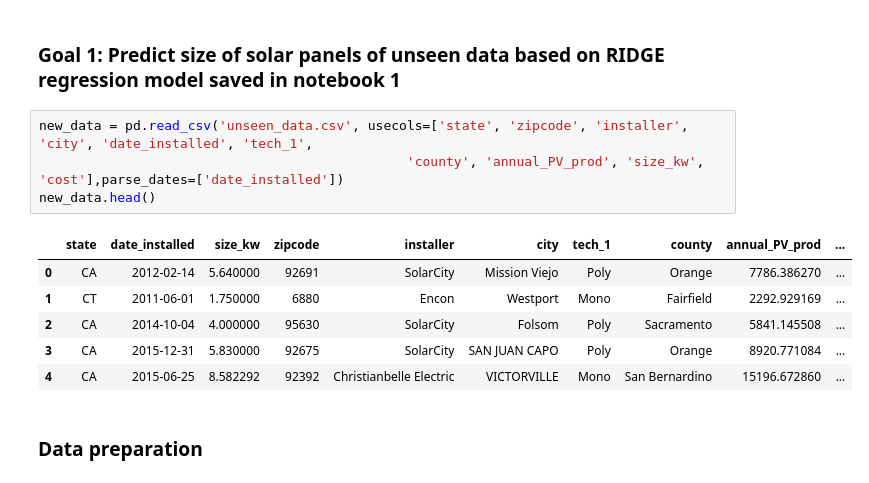
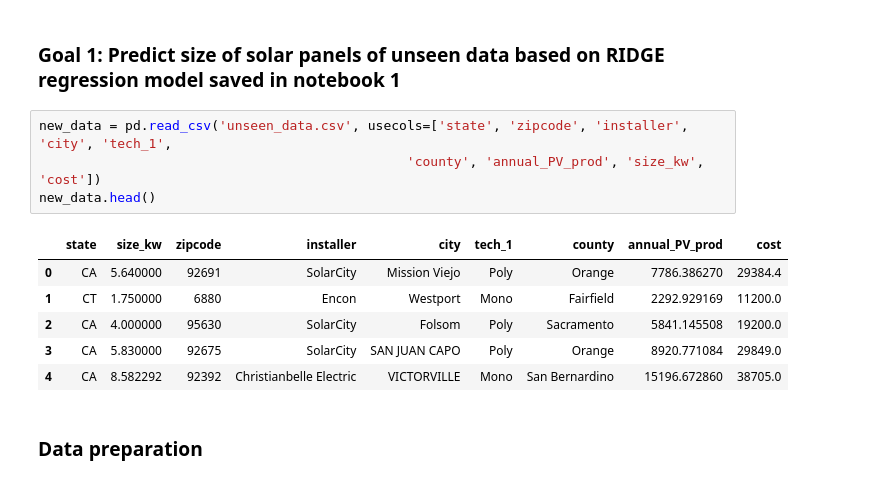
Before and after one commit to SayantanMitra87/Solar-Panel_Size_and_Cost_Prediction, a Jupyter notebook: Data_Analysis/Insight_technical_demo/Part 2. MVP_Unseen_data_Uncle Bob.ipynb, the cells around one changed output. Cells and saved outputs as stored; diff of their text form.

```diff
--- a/Data_Analysis/Insight_technical_demo/Part 2. MVP_Unseen_data_Uncle Bob.ipynb
+++ b/Data_Analysis/Insight_technical_demo/Part 2. MVP_Unseen_data_Uncle Bob.ipynb
@@ -20,16 +20,16 @@ warnings.filterwarnings('ignore')
 # %% [markdown]
 ### Goal 1: Predict size of solar panels of unseen data based on RIDGE regression model saved in notebook 1
 # %%
-new_data = pd.read_csv('unseen_data.csv', usecols=['state', 'zipcode', 'installer', 'city', 'date_installed', 'tech_1',
-                                               'county', 'annual_PV_prod', 'size_kw', 'cost'],parse_dates=['date_installed'])
+new_data = pd.read_csv('unseen_data.csv', usecols=['state', 'zipcode', 'installer', 'city', 'tech_1',
+                                               'county', 'annual_PV_prod', 'size_kw', 'cost'])
 new_data.head()
 # %% [output]
-|  | state | date_installed | size_kw | zipcode | installer | city | tech_1 | county | annual_PV_prod | ... |
-| 0 | CA | 2012-02-14 | 5.640000 | 92691 | SolarCity | Mission Viejo | Poly | Orange | 7786.386270 | ... |
-| 1 | CT | 2011-06-01 | 1.750000 | 6880 | Encon | Westport | Mono | Fairfield | 2292.929169 | ... |
-| 2 | CA | 2014-10-04 | 4.000000 | 95630 | SolarCity | Folsom | Poly | Sacramento | 5841.145508 | ... |
-| 3 | CA | 2015-12-31 | 5.830000 | 92675 | SolarCity | SAN JUAN CAPO | Poly | Orange | 8920.771084 | ... |
-| 4 | CA | 2015-06-25 | 8.582292 | 92392 | Christianbelle Electric | VICTORVILLE | Mono | San Bernardino | 15196.672860 | ... |
+|  | state | size_kw | zipcode | installer | city | tech_1 | county | annual_PV_prod | cost |
+| 0 | CA | 5.640000 | 92691 | SolarCity | Mission Viejo | Poly | Orange | 7786.386270 | 29384.4 |
+| 1 | CT | 1.750000 | 6880 | Encon | Westport | Mono | Fairfield | 2292.929169 | 11200.0 |
+| 2 | CA | 4.000000 | 95630 | SolarCity | Folsom | Poly | Sacramento | 5841.145508 | 19200.0 |
+| 3 | CA | 5.830000 | 92675 | SolarCity | SAN JUAN CAPO | Poly | Orange | 8920.771084 | 29849.0 |
+| 4 | CA | 8.582292 | 92392 | Christianbelle Electric | VICTORVILLE | Mono | San Bernardino | 15196.672860 | 38705.0 |
 # %% [markdown]
 ### Data preparation
 # %%
```
Also changed, not shown: parts of 15 cells of this notebook.
